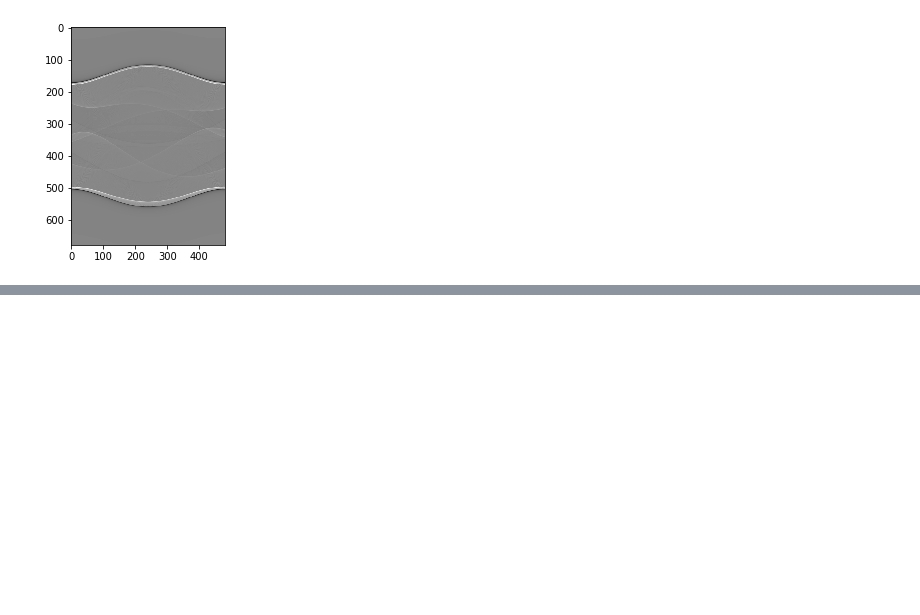
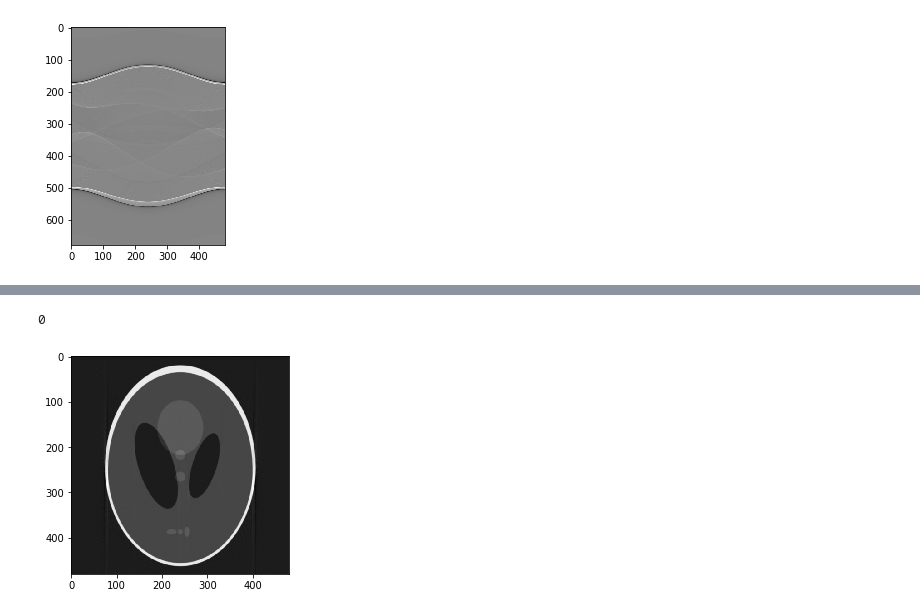
Before and after one commit to SachinG007/ct-image-reconstruction, a Jupyter notebook: jupyter_notebooks/Testing_Darshan.ipynb, the cells around one changed output, grey strips where cells are left out. Saved outputs shown, nothing was run; the diff lists cells and outputs as text; code cells hidden in the pictures; blank space fills up the shorter version.

```diff
--- a/jupyter_notebooks/Testing_Darshan.ipynb
+++ b/jupyter_notebooks/Testing_Darshan.ipynb
@@ -171,9 +173,14 @@ array([[-240, -240, -240, ..., -240, -240, -240],
 # %%
 for i in range(len(theta)):
         t = ypr * np.cos(th[i]) - xpr * np.sin(th[i])
-        x = np.arange(radon_filtered.shape[0]) - mid_index
         backprojected = np.interp(t, x, radon_filtered[:, i], left=0, right=0)
         reconstructed += backprojected
+        if(i/12 == 0):
+            print(i)
+            plt.imshow(reconstructed, cmap = 'gray')
+# %% [output]
+0
+[figure, added]
 # %%
 radius = 480 // 2
 reconstruction_circle = (xpr ** 2 + ypr ** 2) <= radius ** 2
```
Also changed, not shown: parts of 14 cells of this notebook, 1 other file.
